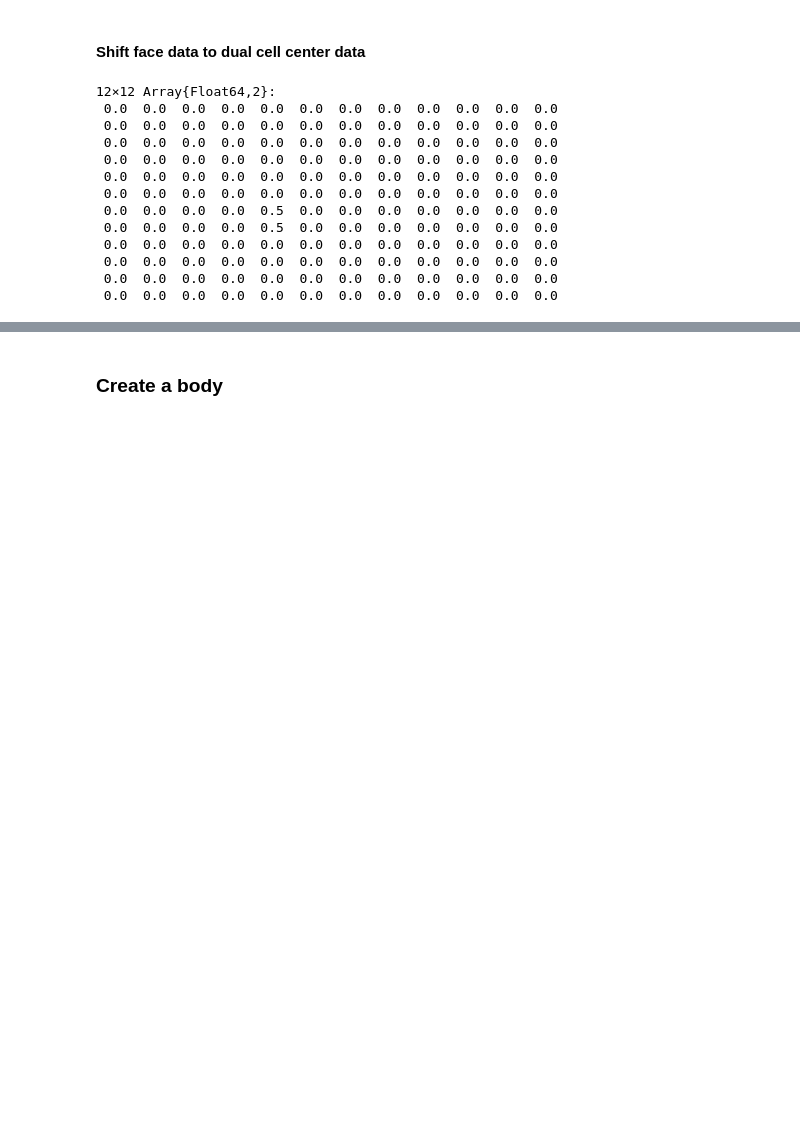
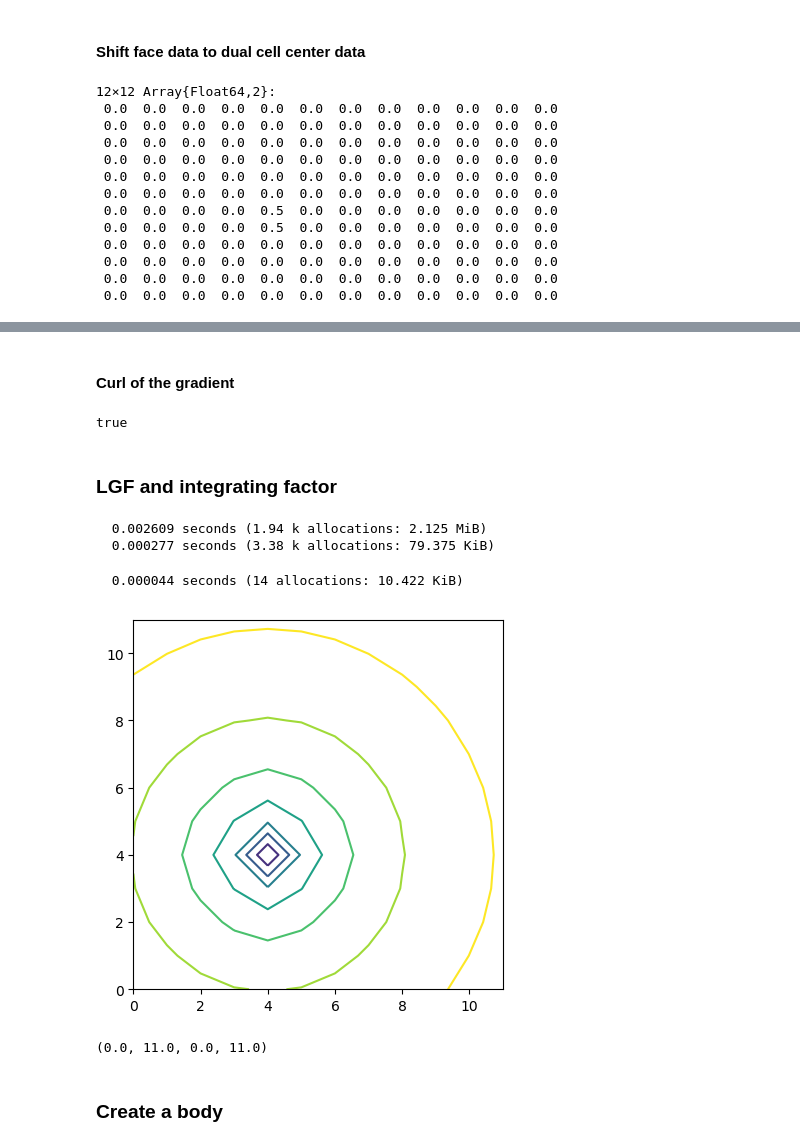
Before and after one commit to JuliaIBPM/ViscousFlow.jl, a Jupyter notebook: examples/Testing the LGF.ipynb, the cells around one changed output, grey strips where cells are left out. Saved outputs shown, nothing was run; the diff lists cells and outputs as text; code cells hidden in the pictures; blank space fills up the shorter version.

Commit message:
Added more grid tests

```diff
--- a/examples/Testing the LGF.ipynb
+++ b/examples/Testing the LGF.ipynb
@@ -317,3 +342,31 @@ flipdim(cellx',1)
+# %% [markdown]
+#### Curl of the gradient
+# %%
+maximum(abs.(Grids.curl(dom.grid,Grids.grad(dom.grid,nodeunit))))==0.0
+# %% [output]
+true
+# %% [markdown]
+###  LGF and integrating factor
+# %%
+# Set up the LGF and integrating factor tables
+@time Grids.lgf_table!(dom.grid);
+α = 5.0
+@time Grids.q_table!(dom.grid,α);
+# %% [output]
+  0.002609 seconds (1.94 k allocations: 2.125 MiB)
+  0.000277 seconds (3.38 k allocations: 79.375 KiB)
+# %%
+# This is the discrete convolution of the LGF with the grid unit vector
+@time s = Grids.L⁻¹(dom.grid)(cellunit);
+# %% [output]
+  0.000044 seconds (14 allocations: 10.422 KiB)
+# %%
+# plot this
+contour(s)
+axis("scaled")
+# %% [output]
+[figure, added]
+(0.0, 11.0, 0.0, 11.0)
 # %% [markdown]
 ### Create a body
 # %%
```
Also changed, not shown: parts of 7 cells of this notebook, 1 other file.
